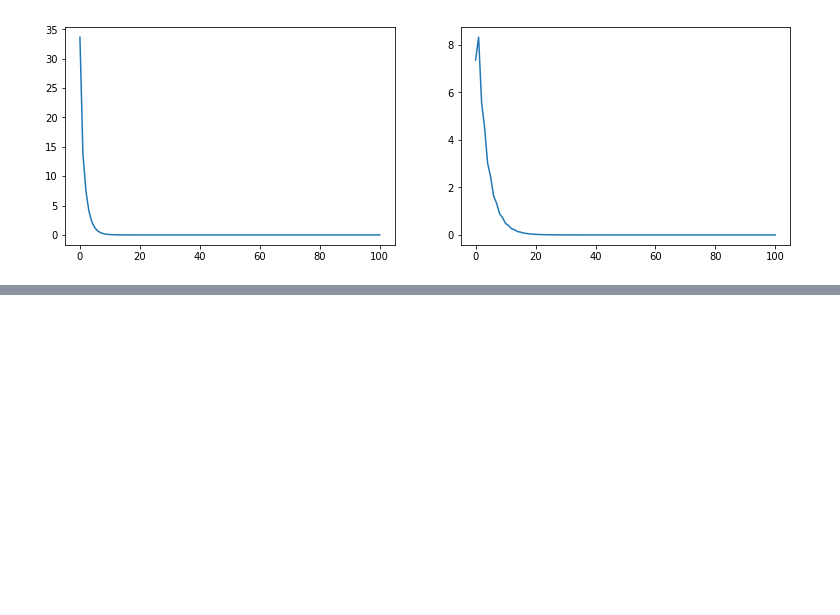
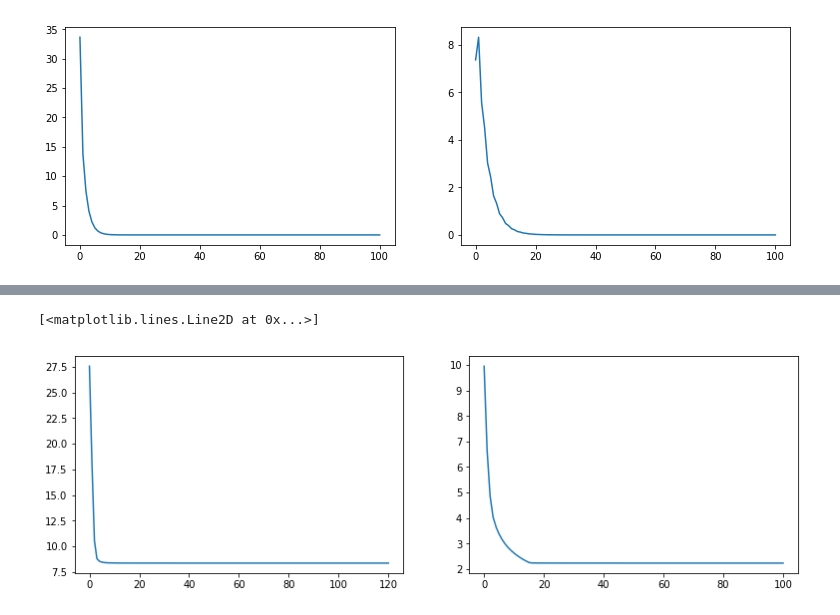
Before and after one commit to ananasness/optimize_it, a Jupyter notebook: demo.ipynb, the cells around one changed output, grey strips where cells are left out. Saved outputs shown, nothing was run; the diff lists cells and outputs as text; code cells hidden in the pictures; blank space fills up the shorter version.

```diff
--- a/demo.ipynb
+++ b/demo.ipynb
@@ -93,0 +75,7 @@ ax2.plot(np.linalg.norm(x_star - xs, axis=1))
+# %%
+fig, (ax1, ax2) = plt.subplots(1, 2, figsize = (13,4))
+ax1.plot(np.abs(f(x_star) - fs))
+ax2.plot(np.linalg.norm(x_star - xs, axis=1))
+# %% [output]
+[<matplotlib.lines.Line2D at 0x...>]
+[figure, added]
```
Also changed, not shown: parts of 9 cells of this notebook, 3 other files.
